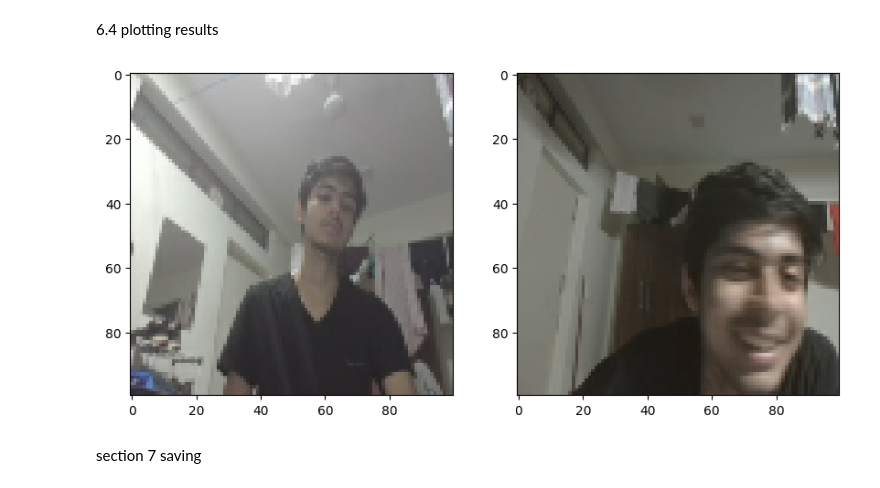
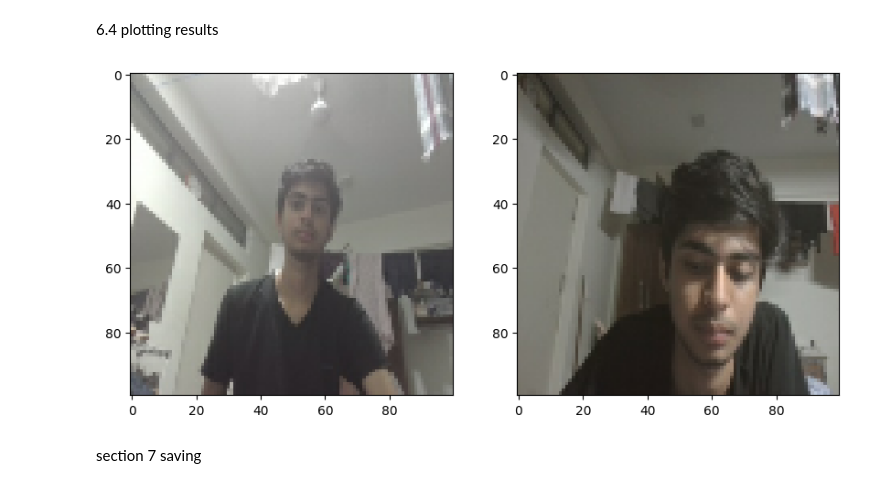
Before and after one commit to MUKULPALIWAL13/Envision_ML, a Jupyter notebook: envision.ipynb, the cells around one changed output. Saved outputs shown, nothing was run; the diff lists cells and outputs as text; code cells hidden in the pictures.

```diff
--- a/envision.ipynb
+++ b/envision.ipynb
@@ -549,19 +538,19 @@ m.result().numpy()
 # %%
 # Set plot size
 plt.figure(figsize=(10,8))
 
 # Set first subplot
 plt.subplot(1,2,1)
-plt.imshow(test_input[14])
+plt.imshow(test_input[3])
 
 # Set second subplot
 plt.subplot(1,2,2)
-plt.imshow(test_val[14])
+plt.imshow(test_val[3])
 
 # Renders cleanly
 plt.show()
 # %% [output]
-[figure, old version]
+[figure, new version]
 # %% [markdown]
 section 7 saving
 # %% [markdown]
```
Also changed, not shown: parts of 29 cells of this notebook.
